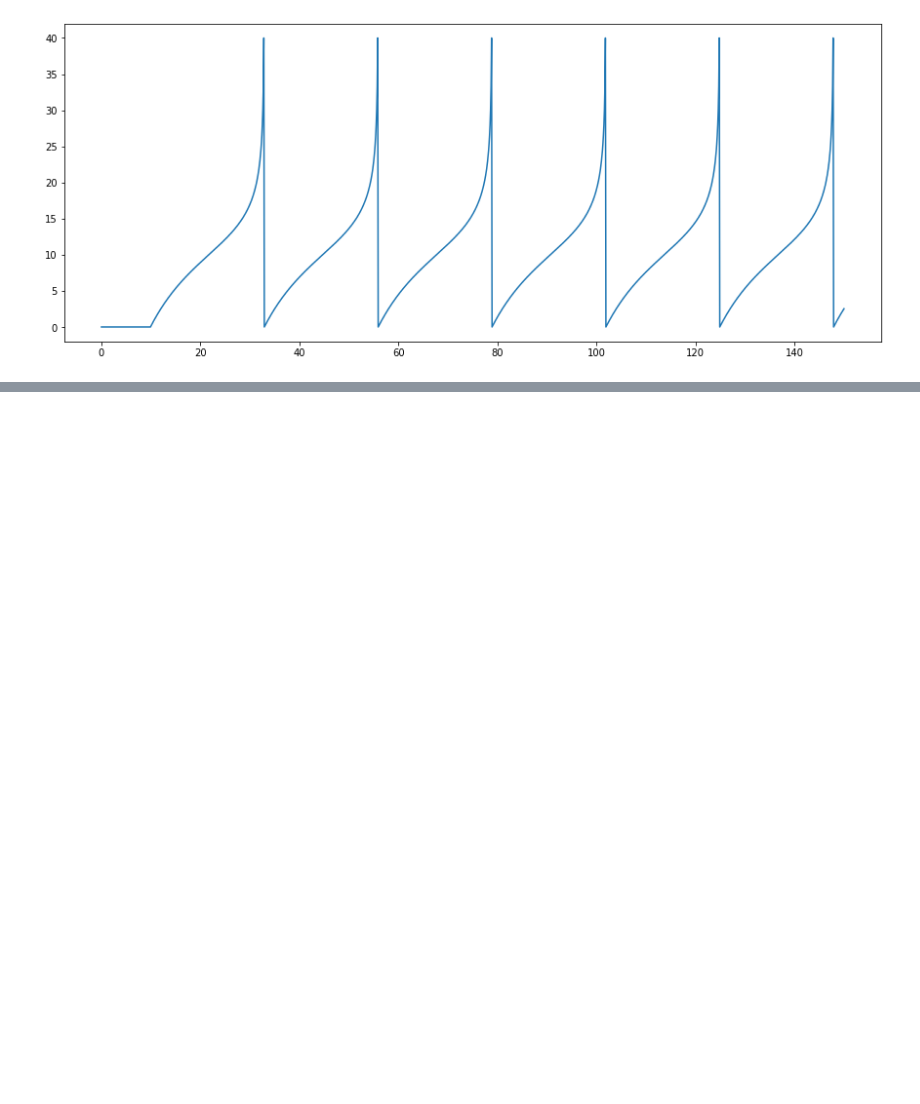
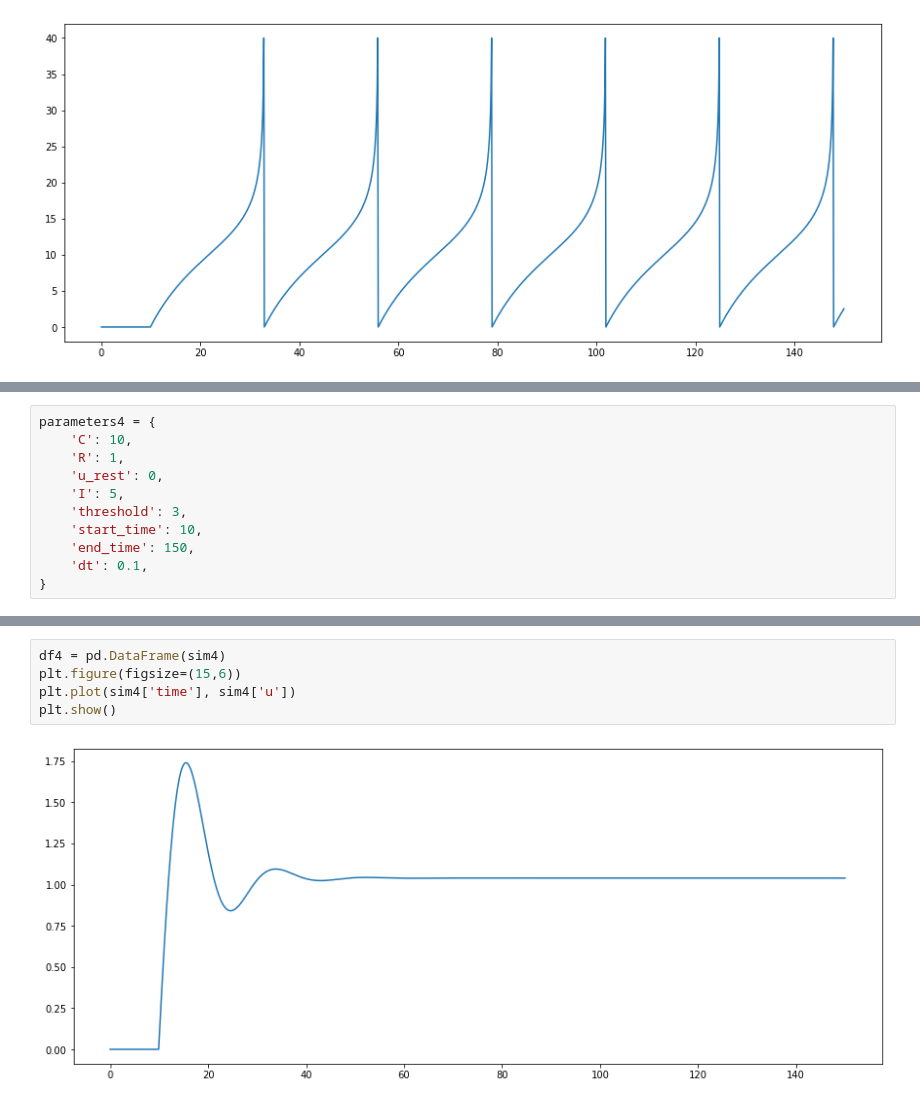
Before and after one commit to alirezaJvh/LIF_model, a Jupyter notebook: Untitled.ipynb, the cells around one changed output, grey strips where cells are left out. Cells and saved outputs as stored; diff of their text form; blank space fills up the shorter version.

```diff
--- a/Untitled.ipynb
+++ b/Untitled.ipynb
@@ -113,0 +127,11 @@ plt.show()
+# %%
+parameters4 = {
+    'C': 10,
+    'R': 1,
+    'u_rest': 0,
+    'I': 5,
+    'threshold': 3,
+    'start_time': 10,
+    'end_time': 150,
+    'dt': 0.1,
+}
@@ -113,0 +145,7 @@ plt.show()
+# %%
+df4 = pd.DataFrame(sim4)
+plt.figure(figsize=(15,6))
+plt.plot(sim4['time'], sim4['u'])
+plt.show()
+# %% [output]
+[figure, added]
```
Also changed, not shown: parts of 8 cells of this notebook, 4 other files.
